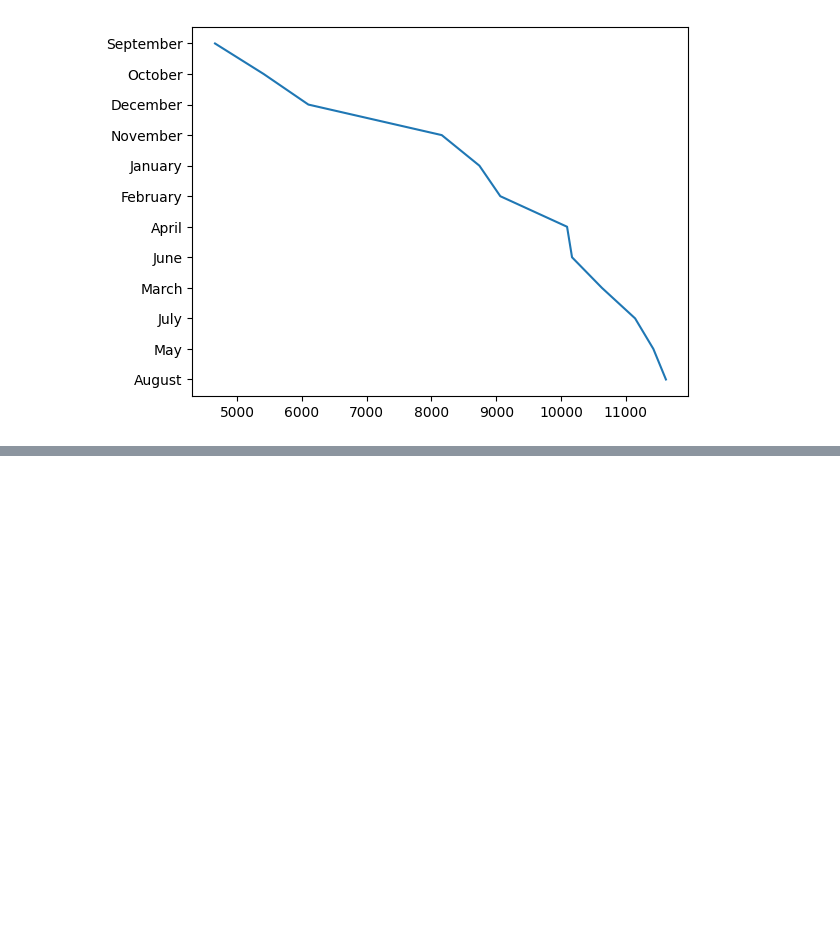
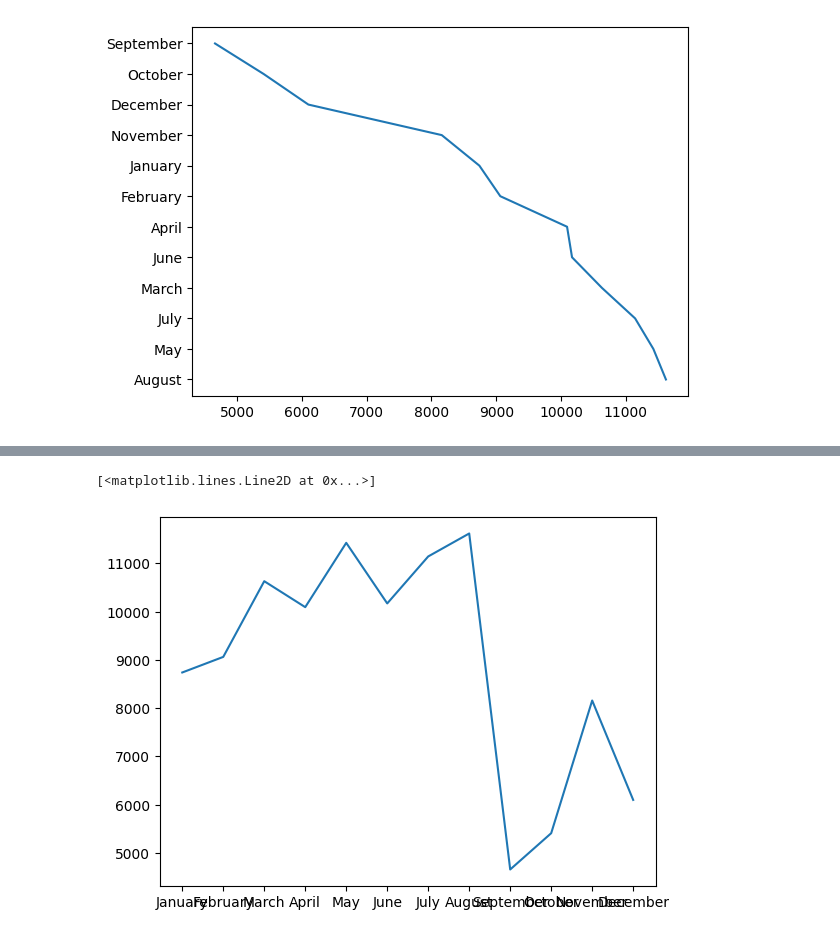
Before and after one commit to karthik132007/brazil_sales, a Jupyter notebook: plots.ipynb, the cells around one changed output, grey strips where cells are left out. Saved outputs shown, nothing was run; the diff lists cells and outputs as text; code cells hidden in the pictures; blank space fills up the shorter version.

Commit message:
more plots

```diff
--- a/plots.ipynb
+++ b/plots.ipynb
@@ -49,5 +69,5 @@ df['order_purchase_timestamp']=pd.to_datetime(df['order_purchase_timestamp'])
 # %%
-month_count=df['months'].value_counts()
+month_count=df['month'].value_counts()
 # %%
 month_count
 # %% [output]
@@ -70,3 +90,10 @@ plt.plot(month_count,month_count.index)
 # %% [output]
 [<matplotlib.lines.Line2D at 0x...>]
 [figure]
+# %%
+month_order = ["January", "February", "March", "April", "May", "June",
+               "July", "August", "September", "October", "November", "December"]
+# %%
+month_count.index = month_count.index.str.strip().str.title()
+# %%
+month_count = month_count.loc[month_order]
@@ -72,0 +117,5 @@ plt.plot(month_count,month_count.index)
+# %%
+plt.plot(month_count.index,month_count.values)
+# %% [output]
+[<matplotlib.lines.Line2D at 0x...>]
+[figure, added]
```
Also changed, not shown: parts of 10 cells of this notebook.
